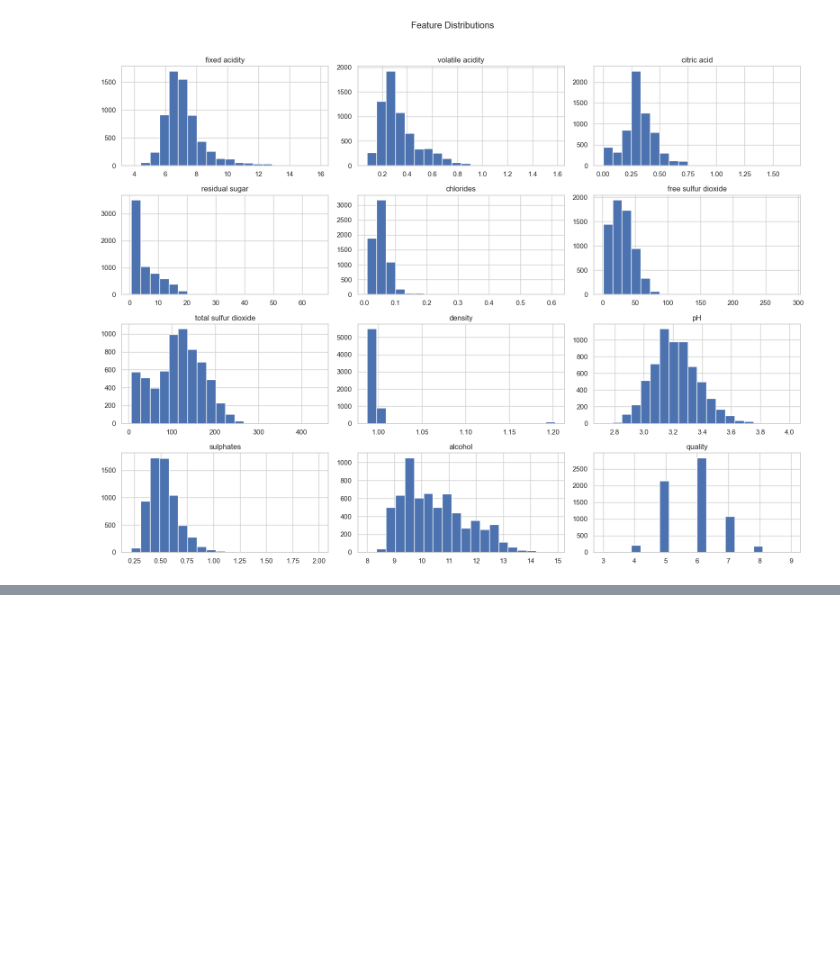
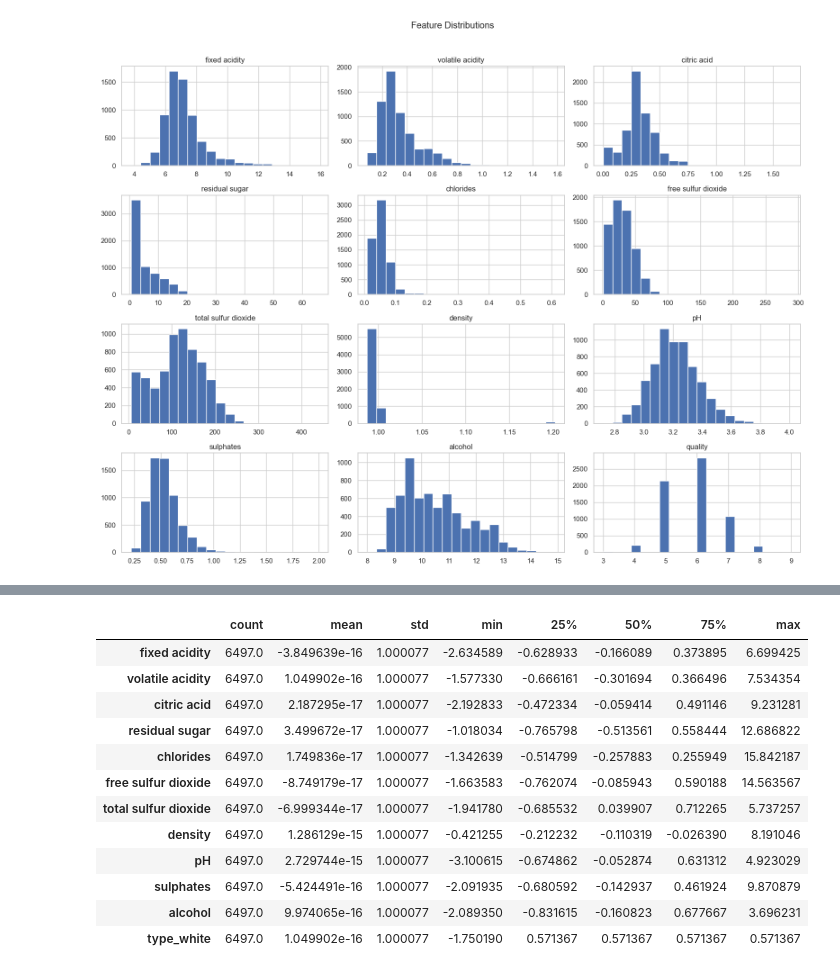
Before and after one commit to nathaliaacouto/ADES_Wine_Quality, a Jupyter notebook: [ADES]_Wine_Project.ipynb, the cells around one changed output, grey strips where cells are left out. Saved outputs shown, nothing was run; the diff lists cells and outputs as text; code cells hidden in the pictures; blank space fills up the shorter version.

```diff
--- a/[ADES]_Wine_Project.ipynb
+++ b/[ADES]_Wine_Project.ipynb
@@ -367,0 +458,12 @@ plt.show()
+# %%
+X = df.drop(['quality', 'quality_binary'], axis=1)
+
+X = pd.get_dummies(X, columns=['type'], drop_first=True)
+
+from sklearn.preprocessing import StandardScaler
+
+scaler = StandardScaler()
+X_scaled = scaler.fit_transform(X)
+
+X_scaled_df = pd.DataFrame(X_scaled, columns=X.columns)
+X_scaled_df.head()
@@ -367,0 +477,16 @@ plt.show()
+# %%
+X_scaled_df.describe().T
+# %% [output]
+|  | count | mean | std | min | 25% | 50% | 75% | max |
+| fixed acidity | 6497.0 | -3.849639e-16 | 1.000077 | -2.634589 | -0.628933 | -0.166089 | 0.373895 | 6.699425 |
+| volatile acidity | 6497.0 | 1.049902e-16 | 1.000077 | -1.577330 | -0.666161 | -0.301694 | 0.366496 | 7.534354 |
+| citric acid | 6497.0 | 2.187295e-17 | 1.000077 | -2.192833 | -0.472334 | -0.059414 | 0.491146 | 9.231281 |
+| residual sugar | 6497.0 | 3.499672e-17 | 1.000077 | -1.018034 | -0.765798 | -0.513561 | 0.558444 | 12.686822 |
+| chlorides | 6497.0 | 1.749836e-17 | 1.000077 | -1.342639 | -0.514799 | -0.257883 | 0.255949 | 15.842187 |
+| free sulfur dioxide | 6497.0 | -8.749179e-17 | 1.000077 | -1.663583 | -0.762074 | -0.085943 | 0.590188 | 14.563567 |
+| total sulfur dioxide | 6497.0 | -6.999344e-17 | 1.000077 | -1.941780 | -0.685532 | 0.039907 | 0.712265 | 5.737257 |
+| density | 6497.0 | 1.286129e-15 | 1.000077 | -0.421255 | -0.212232 | -0.110319 | -0.026390 | 8.191046 |
+| pH | 6497.0 | 2.729744e-15 | 1.000077 | -3.100615 | -0.674862 | -0.052874 | 0.631312 | 4.923029 |
+| sulphates | 6497.0 | -5.424491e-16 | 1.000077 | -2.091935 | -0.680592 | -0.142937 | 0.461924 | 9.870879 |
+| alcohol | 6497.0 | 9.974065e-16 | 1.000077 | -2.089350 | -0.831615 | -0.160823 | 0.677667 | 3.696231 |
+| type_white | 6497.0 | 1.049902e-16 | 1.000077 | -1.750190 | 0.571367 | 0.571367 | 0.571367 | 0.571367 |
```
Also changed, not shown: parts of 12 cells of this notebook.
